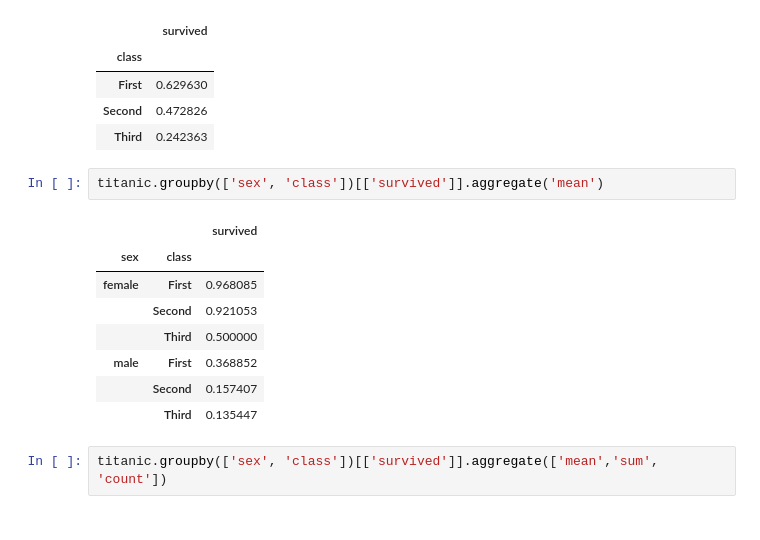
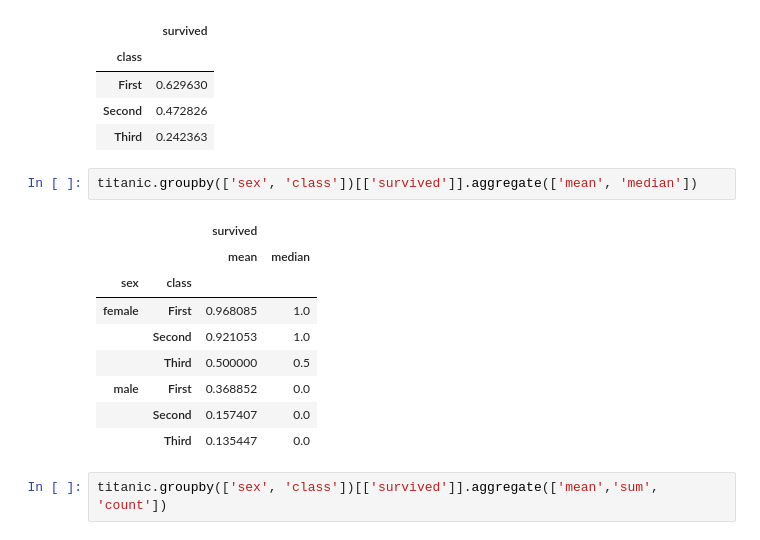
Before and after one commit to diego-dng/1025_DS_VITORIA, a Jupyter notebook: 2-Data_analysis/2-Pandas/Teoría/3_Agrupaciones.ipynb, the cells around one changed output. Saved outputs shown, nothing was run; the diff lists cells and outputs as text.

```diff
--- a/2-Data_analysis/2-Pandas/Teoría/3_Agrupaciones.ipynb
+++ b/2-Data_analysis/2-Pandas/Teoría/3_Agrupaciones.ipynb
@@ -1060,16 +1187,17 @@ titanic.groupby('class')[['survived']].mean()
 | Second | 0.472826 |
 | Third | 0.242363 |
 # %%
-titanic.groupby(['sex', 'class'])[['survived']].aggregate('mean')
+titanic.groupby(['sex', 'class'])[['survived']].aggregate(['mean', 'median'])
 # %% [output]
-|  |  | survived |
-| sex | class |  |
-| female | First | 0.968085 |
-|  | Second | 0.921053 |
-|  | Third | 0.500000 |
-| male | First | 0.368852 |
-|  | Second | 0.157407 |
-|  | Third | 0.135447 |
+|  |  | survived |  |
+|  |  | mean | median |
+| sex | class |  |  |
+| female | First | 0.968085 | 1.0 |
+|  | Second | 0.921053 | 1.0 |
+|  | Third | 0.500000 | 0.5 |
+| male | First | 0.368852 | 0.0 |
+|  | Second | 0.157407 | 0.0 |
+|  | Third | 0.135447 | 0.0 |
 # %%
 titanic.groupby(['sex', 'class'])[['survived']].aggregate(['mean','sum', 'count'])
 # %% [output]
```
Also changed, not shown: parts of 25 cells of this notebook, 3 other files.
